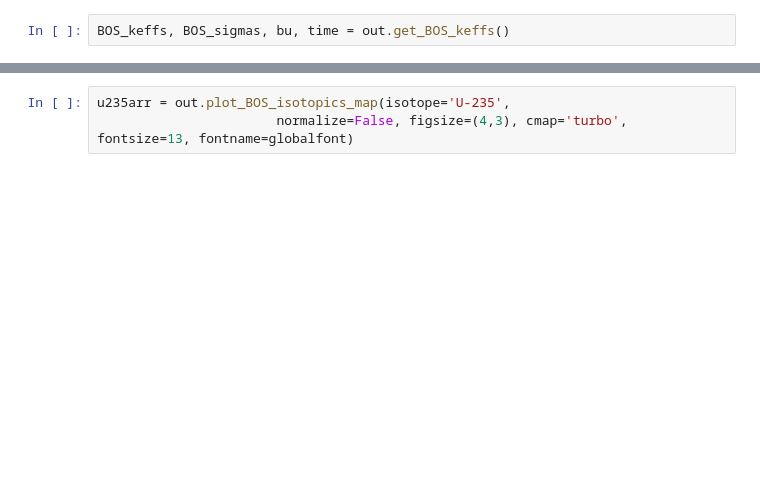
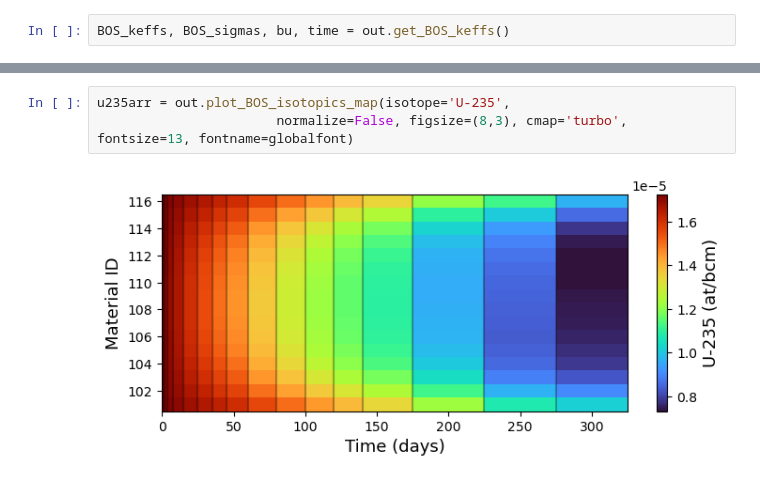
Before and after one commit to jfaulkner31/SCALETools, a Jupyter notebook: SCALEDepleter/pickle_examples/tempDepndFHR_ex5.ipynb, the cells around one changed output, grey strips where cells are left out. Saved outputs shown, nothing was run; the diff lists cells and outputs as text; blank space fills up the shorter version.

```diff
--- a/SCALEDepleter/pickle_examples/tempDepndFHR_ex5.ipynb
+++ b/SCALEDepleter/pickle_examples/tempDepndFHR_ex5.ipynb
@@ -85,6 +149,8 @@ u235arr = out.plot_BOS_isotopics_map(isotope='U-235',
 # %%
 u235arr = out.plot_BOS_isotopics_map(isotope='U-235',
-                       normalize=False, figsize=(4,3), cmap='turbo', fontsize=13, fontname=globalfont)
+                       normalize=False, figsize=(8,3), cmap='turbo', fontsize=13, fontname=globalfont)
+# %% [output]
+[figure, added]
 # %%
 xe135arr = out.plot_BOS_isotopics_map(isotope='Xe-135',
                        normalize=True, figsize=(9,3), cmap='nipy_spectral', fontsize=12, fontname=globalfont)
```
Also changed, not shown: parts of 27 cells of this notebook, 16 other files.
